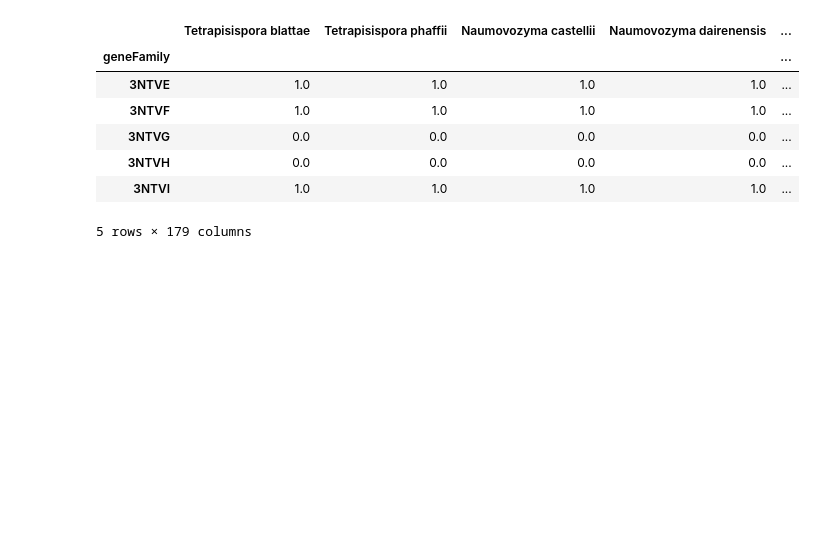
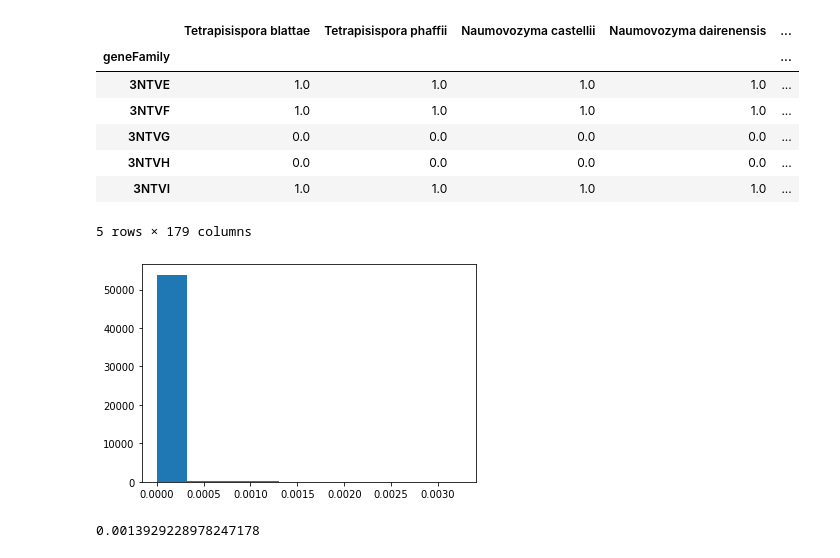
Before and after one commit to 2bogo/fungi_eggnog, a Jupyter notebook: analysis.ipynb, the cells around one changed output. Cells and saved outputs as stored; diff of their text form; code cells hidden in the pictures; blank space fills up the shorter version.

```diff
--- a/analysis.ipynb
+++ b/analysis.ipynb
@@ -14,3 +17,20 @@ df.head()
 | 3NTVH | 0.0 | 0.0 | 0.0 | 0.0 | ... |
 | 3NTVI | 1.0 | 1.0 | 1.0 | 1.0 | ... |
 5 rows × 179 columns
+# %%
+df_info = pd.read_csv('data/fungi_info.csv')
+
+def trans_info(fb):
+    if fb == 'o':
+        return 1
+    else:
+        return 0
+
+df_info['Y'] = list(map(lambda x : trans_info(x), df_info['fruitBody']))
+
+dic_Y = dict(df_info[['species', 'Y']].values)
+# %%
+df_selected = df[df_info['species']]
+# %%
+X = df_selected.T.values
+Y = [dic_Y[x] for x in df_selected.columns]
@@ -16,0 +39,9 @@ df.head()
+# %%
+rf  = RandomForestClassifier(n_estimators=5000, n_jobs=100, random_state=31)
+rf.fit(X,Y)
+fi = rf.feature_importances_
+# %%
+plt.hist(fi)
+plt.show()
+# %% [output]
+[figure, added]
@@ -16,0 +50,4 @@ df.head()
+# %%
+cut
+# %% [output]
+0.0013929228978247178
```
Also changed, not shown: parts of 8 cells of this notebook, 2 other files.
